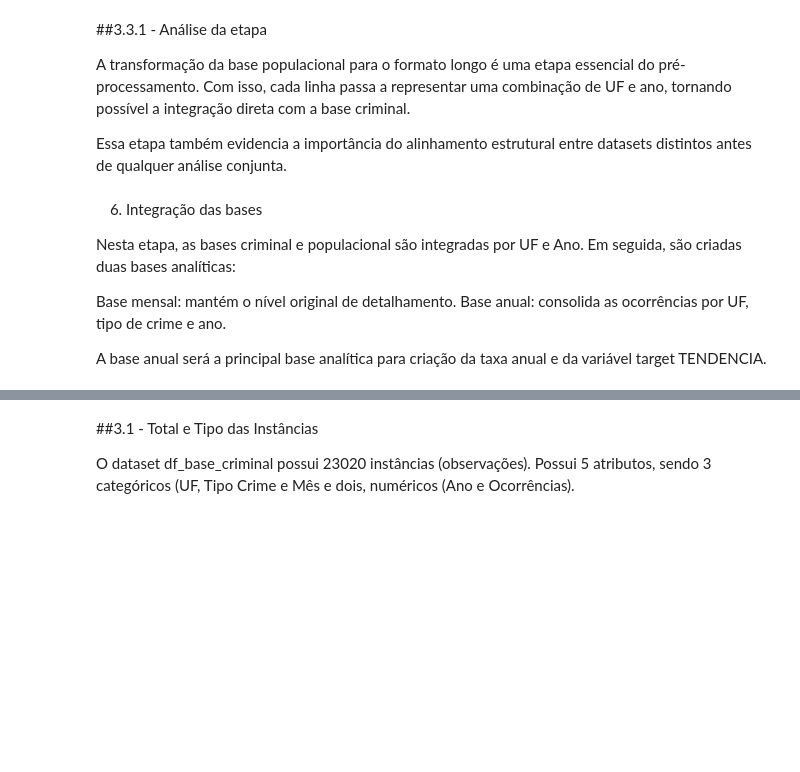
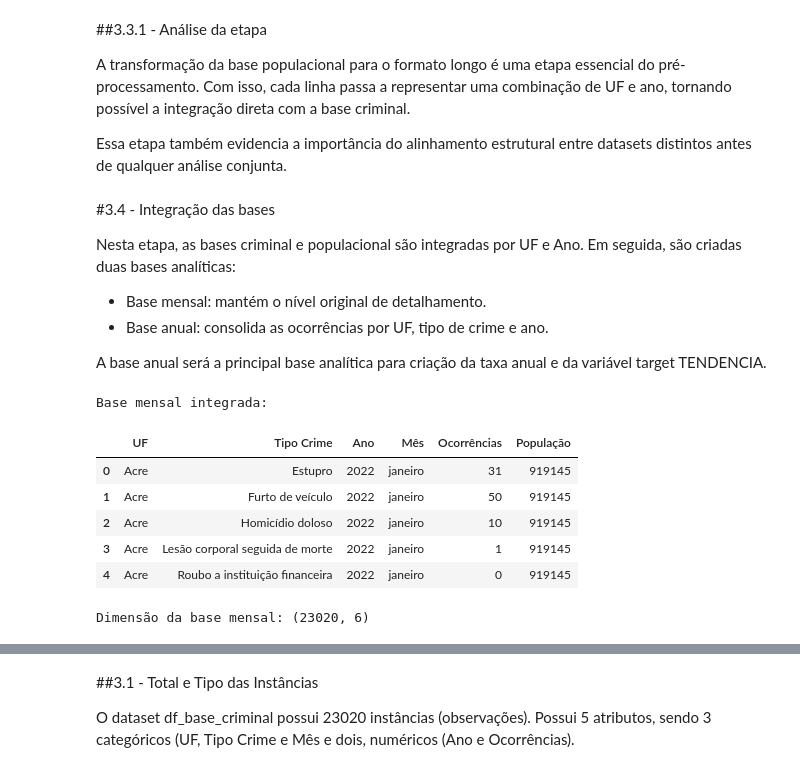
Before and after one commit to Marcelo-Silvestre/Analise_Dados_Boas_Praticas_PUCRIO, a Jupyter notebook: Notebooks/MVP_Análise_de_Dados_e_Boas_Práticas_(4052025001857).ipynb, the cells around one changed output, grey strips where cells are left out. Cells and saved outputs as stored; diff of their text form; code cells hidden in the pictures; blank space fills up the shorter version.

```diff
--- a/Notebooks/MVP_Análise_de_Dados_e_Boas_Práticas_(4052025001857).ipynb
+++ b/Notebooks/MVP_Análise_de_Dados_e_Boas_Práticas_(4052025001857).ipynb
@@ -295,11 +295,27 @@ A transformação da base populacional para o formato longo é uma etapa essenci
 
 Essa etapa também evidencia a importância do alinhamento estrutural entre datasets distintos antes de qualquer análise conjunta.
 # %% [markdown]
-6. Integração das bases
+#3.4 - Integração das bases
 
 Nesta etapa, as bases criminal e populacional são integradas por UF e Ano. Em seguida, são criadas duas bases analíticas:
 
-Base mensal: mantém o nível original de detalhamento.
-Base anual: consolida as ocorrências por UF, tipo de crime e ano.
+* Base mensal: mantém o nível original de detalhamento.
+* Base anual: consolida as ocorrências por UF, tipo de crime e ano.
 
 A base anual será a principal base analítica para criação da taxa anual e da variável target TENDENCIA.
+# %%
+# Integração no nível mensal
+df_mensal = df_criminal.merge(df_pop_long, on=['UF', 'Ano'], how='left')
+
+print("Base mensal integrada:")
+display(df_mensal.head())
+print("Dimensão da base mensal:", df_mensal.shape)
+# %% [output]
+Base mensal integrada:
+|  | UF | Tipo Crime | Ano | Mês | Ocorrências | População |
+| 0 | Acre | Estupro | 2022 | janeiro | 31 | 919145 |
+| 1 | Acre | Furto de veículo | 2022 | janeiro | 50 | 919145 |
+| 2 | Acre | Homicídio doloso | 2022 | janeiro | 10 | 919145 |
+| 3 | Acre | Lesão corporal seguida de morte | 2022 | janeiro | 1 | 919145 |
+| 4 | Acre | Roubo a instituição financeira | 2022 | janeiro | 0 | 919145 |
+Dimensão da base mensal: (23020, 6)
```
Also changed, not shown: parts of 16 cells of this notebook.
